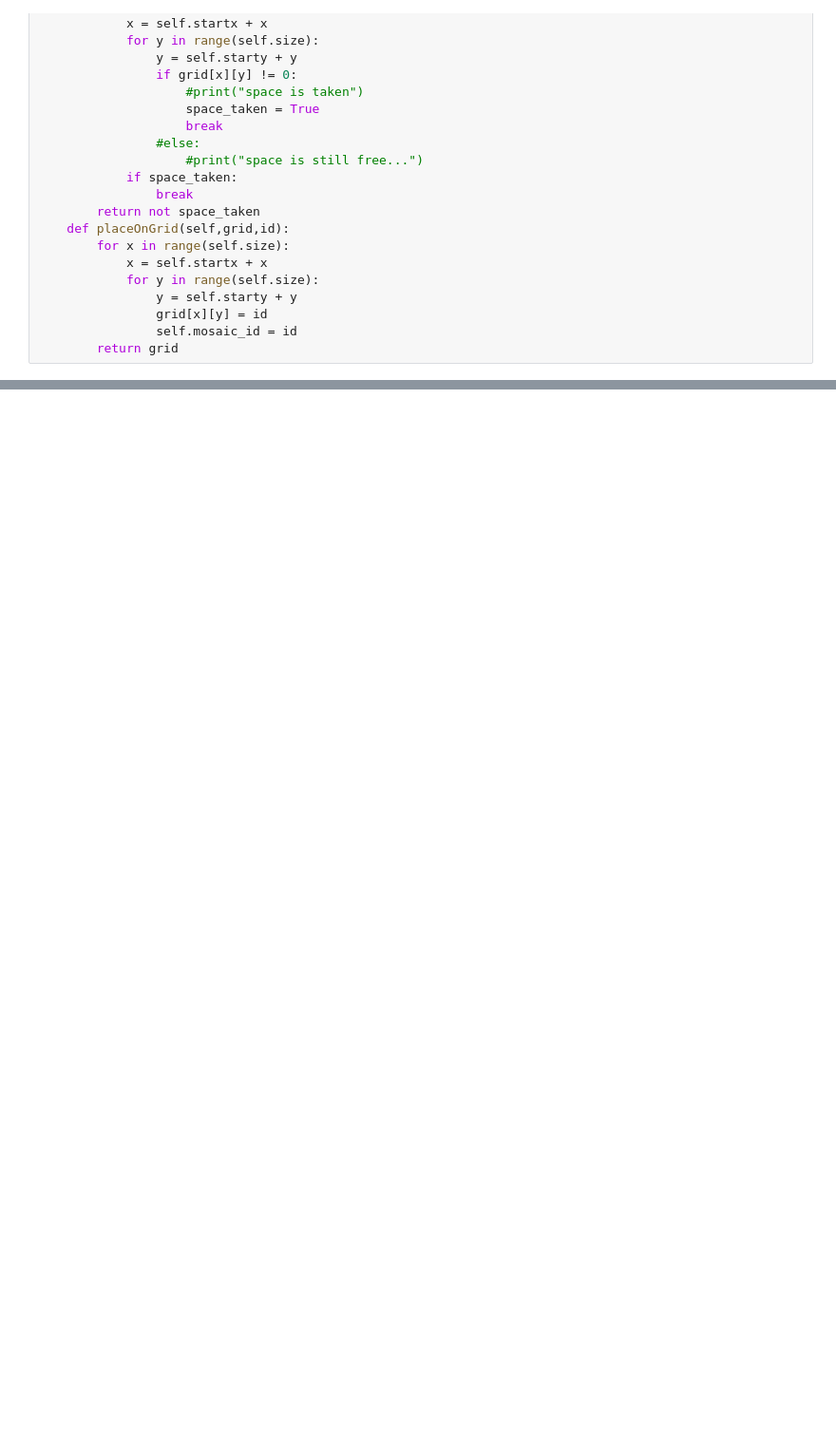
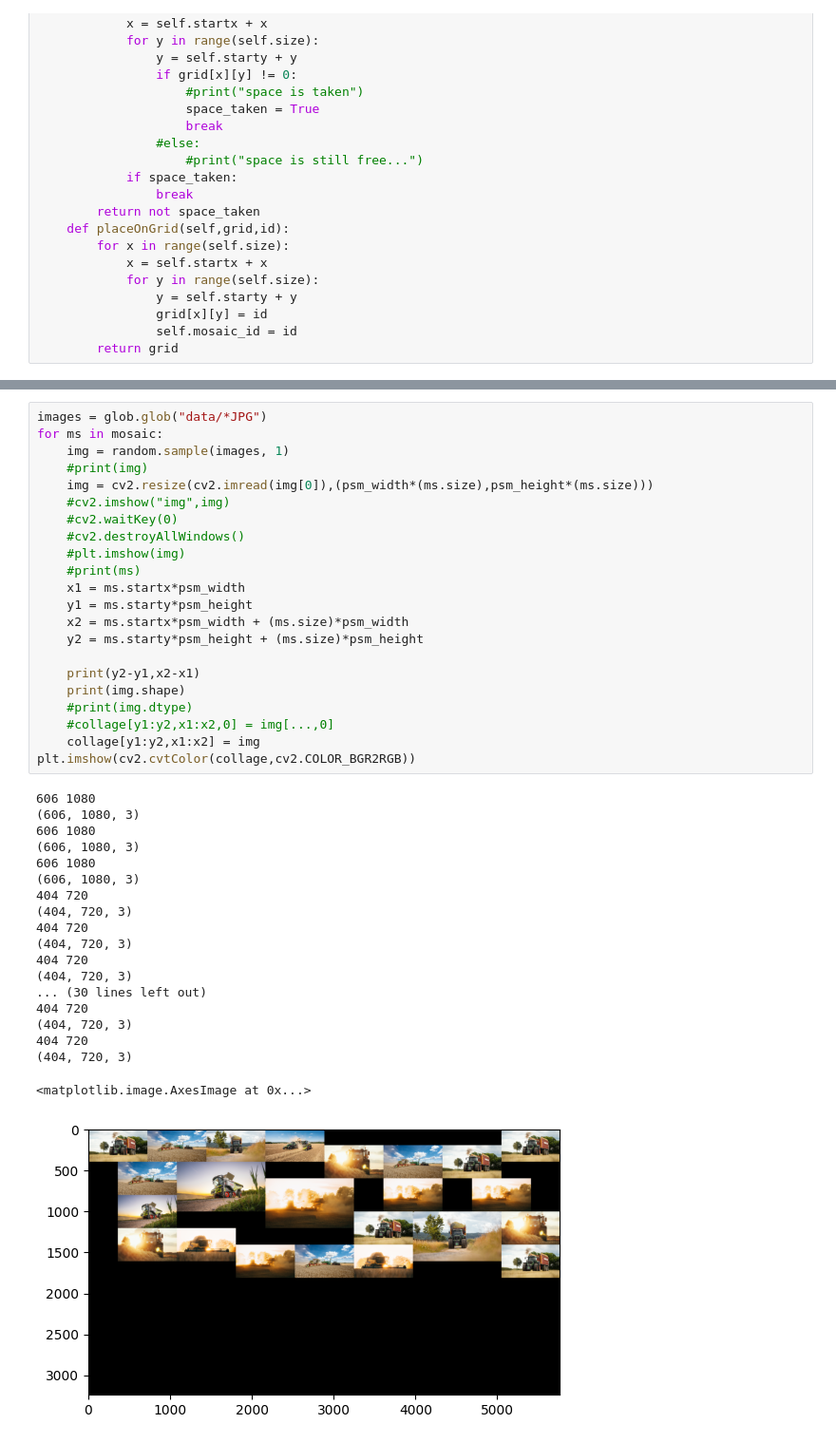
Before and after one commit to mgoetze06/learnPy, a Jupyter notebook: mosaic/mosaic.ipynb, the cells around one changed output, grey strips where cells are left out. Shown at 95% size. Saved outputs shown, nothing was run; the diff lists cells and outputs as text; blank space fills up the shorter version.

```diff
--- a/mosaic/mosaic.ipynb
+++ b/mosaic/mosaic.ipynb
@@ -193,0 +292,42 @@ for ms in mosaic:
+# %%
+images = glob.glob("data/*JPG")
+for ms in mosaic:
+    img = random.sample(images, 1)
+    #print(img)
+    img = cv2.resize(cv2.imread(img[0]),(psm_width*(ms.size),psm_height*(ms.size)))
+    #cv2.imshow("img",img)
+    #cv2.waitKey(0)
+    #cv2.destroyAllWindows()
+    #plt.imshow(img)
+    #print(ms)
+    x1 = ms.startx*psm_width
+    y1 = ms.starty*psm_height
+    x2 = ms.startx*psm_width + (ms.size)*psm_width
+    y2 = ms.starty*psm_height + (ms.size)*psm_height
+
+    print(y2-y1,x2-x1)
+    print(img.shape)
+    #print(img.dtype)
+    #collage[y1:y2,x1:x2,0] = img[...,0]
+    collage[y1:y2,x1:x2] = img
+plt.imshow(cv2.cvtColor(collage,cv2.COLOR_BGR2RGB))
+# %% [output]
+606 1080
+(606, 1080, 3)
+606 1080
+(606, 1080, 3)
+606 1080
+(606, 1080, 3)
+404 720
+(404, 720, 3)
+404 720
+(404, 720, 3)
+404 720
+(404, 720, 3)
+... (30 lines left out)
+404 720
+(404, 720, 3)
+404 720
+(404, 720, 3)
+<matplotlib.image.AxesImage at 0x...>
+[figure, added]
```
Also changed, not shown: parts of 12 cells of this notebook.
